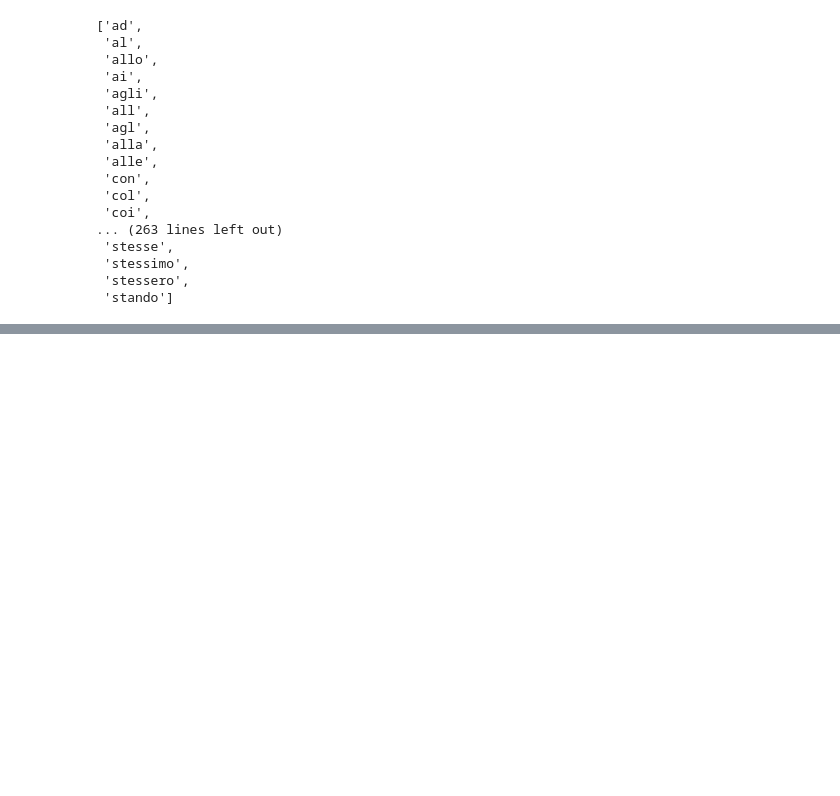
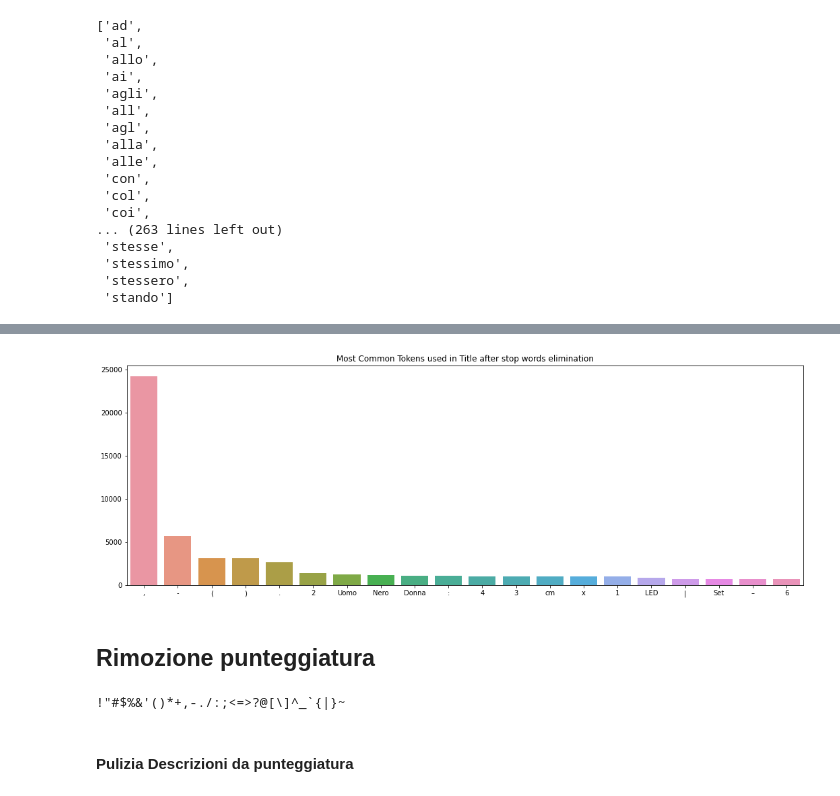
Before and after one commit to rpo19/DataAnalyticsProject, a Jupyter notebook: src/Data_Analytics_Project.ipynb, the cells around one changed output, grey strips where cells are left out. Cells and saved outputs as stored; diff of their text form; code cells hidden in the pictures; blank space fills up the shorter version.

```diff
--- a/src/Data_Analytics_Project.ipynb
+++ b/src/Data_Analytics_Project.ipynb
@@ -130,3 +170,3 @@ stop_words
 # %%
-data["cleaned_text"] = data["token_title"].apply(lambda title : [word for word in title if word not in stop_words])
+data["cleaned_title"] = data["token_title"].apply(lambda title : [word for word in title if word.lower() not in stop_words])
 # %%
@@ -159,0 +187,13 @@ print(counts.most_common(30))
+# %%
+plot_common_tokens(data['cleaned_title'],'Most Common Tokens used in Title after stop words elimination')
+# %% [output]
+[figure, added]
+# %% [markdown]
+## Rimozione punteggiatura
+# %%
+punctuation = string.punctuation
+print(punctuation)
+# %% [output]
+!"#$%&'()*+,-./:;<=>?@[\]^_`{|}~
+# %% [markdown]
+#### Pulizia Descrizioni da punteggiatura
```
Also changed, not shown: parts of 47 cells of this notebook.
